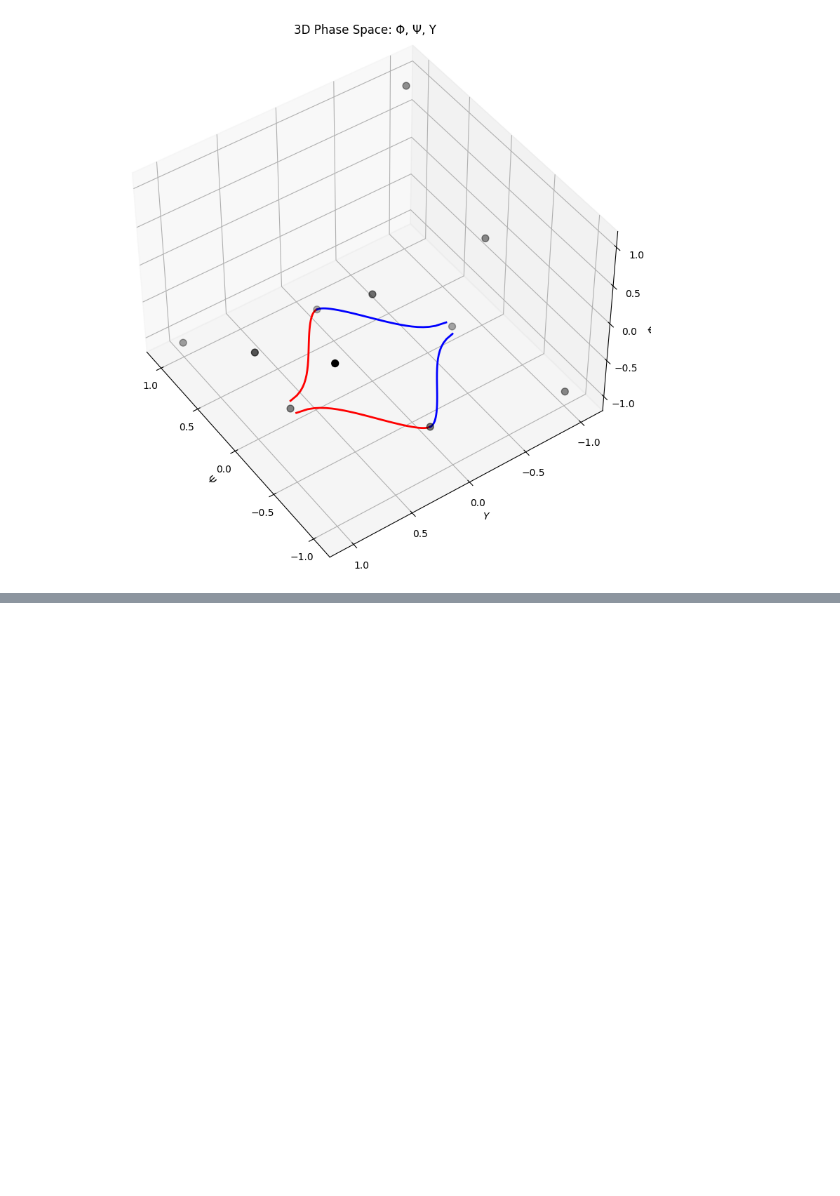
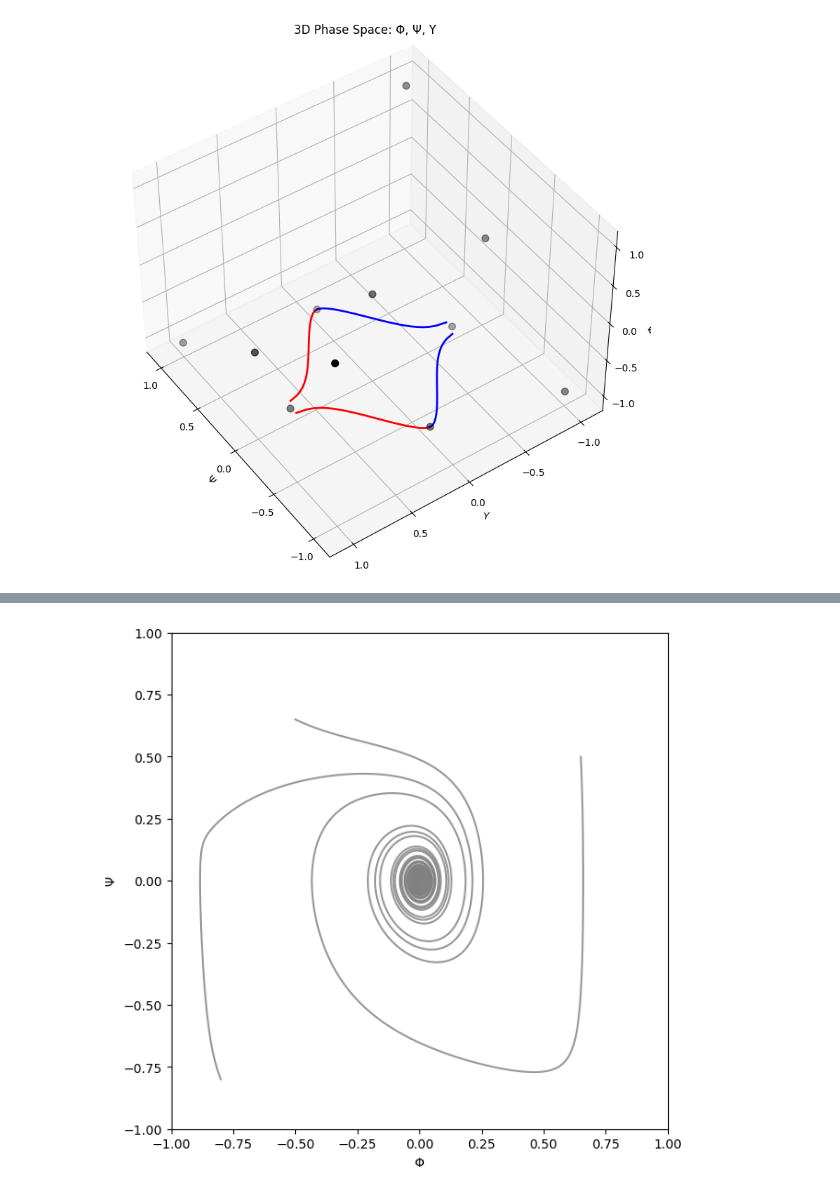
Before and after one commit to up2107120/Dynamical-systems-of-DE, a Jupyter notebook: Emergent_universe.ipynb, the cells around one changed output, grey strips where cells are left out. Saved outputs shown, nothing was run; the diff lists cells and outputs as text; code cells hidden in the pictures; blank space fills up the shorter version.

```diff
--- a/Emergent_universe.ipynb
+++ b/Emergent_universe.ipynb
@@ -328,0 +1717,92 @@ plt.show()
+# %%
+import numpy as np
+import matplotlib.pyplot as plt
+from scipy.integrate import solve_ivp
+
+eps = 1e-6
+
+# ---------------------------------------------------------
+# Compact variable inverses
+# ---------------------------------------------------------
+def phi_from_Phi(Phi):
+    return Phi / np.sqrt(1 - Phi**2 + eps)
+
+def psi_from_Psi(Psi):
+    return Psi / np.sqrt(1 - Psi**2 + eps)
+
+def y_from_PhiPsi(Phi, Psi):
+    phi = phi_from_Phi(Phi)
+    psi = psi_from_Psi(Psi)
+    return np.sqrt((1/3)*(np.exp(phi)-1)**2 + (1/6)*psi**2)
+
+def Y_from_PhiPsi(Phi, Psi):
+    y = y_from_PhiPsi(Phi, Psi)
+    return y / np.sqrt(1 + y**2)
+
+# ---------------------------------------------------------
+# Compactified ODE system
+# ---------------------------------------------------------
+def system(t, state):
+    Phi, Psi = state
+
+    Phi = np.clip(Phi, -1+eps, 1-eps)
+    Psi = np.clip(Psi, -1+eps, 1-eps)
+
+    phi = phi_from_Phi(Phi)
+    psi = psi_from_Psi(Psi)
+    Y   = Y_from_PhiPsi(Phi, Psi)
+
+    dPhi = (1 - Phi**2)**1.5 * psi
+
+    dPsi = (1 - Psi**2)**1.5 * (
+        -3*(Y/np.sqrt(1 - Y**2 + eps))*psi
+        -2*np.exp(phi)*(np.exp(phi) - 1)
+    )
+
+    return [dPhi, dPsi]
+
+# ---------------------------------------------------------
+# Function equivalent to Mathematica's trajFlatExp[Φ0,Ψ0]
+# ---------------------------------------------------------
+def traj(Phi0, Psi0):
+    sol = solve_ivp(system, (-100, 100), [Phi0, Psi0],
+                    max_step=0.05, rtol=1e-9, atol=1e-12)
+    return sol
+
+# ---------------------------------------------------------
+# Solve for the three initial conditions
+# ---------------------------------------------------------
+sol1 = traj(0.65, 0.5)
+sol2 = traj(-0.5, 0.65)
+sol3 = traj(-0.8, -0.8)
+
+# ---------------------------------------------------------
+# Plot trajectories with arrowheads
+# ---------------------------------------------------------
+fig, ax = plt.subplots(figsize=(7,7))
+
+def plot_with_arrow(sol, color='gray'):
+    Phi = sol.y[0]
+    Psi = sol.y[1]
+    ax.plot(Phi, Psi, color=color, alpha=0.8)
+
+    # arrow at end
+    x0, y0 = Phi[-2], Psi[-2]
+    dx = Phi[-1] - Phi[-2]
+    dy = Psi[-1] - Psi[-2]
+    ax.arrow(x0, y0, dx, dy,
+             head_width=0.03, head_length=0.05,
+             length_includes_head=True, color=color)
+
+plot_with_arrow(sol1)
+plot_with_arrow(sol2)
+plot_with_arrow(sol3)
+
+ax.set_xlim(-1,1)
+ax.set_ylim(-1,1)
+ax.set_xlabel(r"$\Phi$")
+ax.set_ylabel(r"$\Psi$")
+ax.set_aspect('equal')
+plt.show()
+# %% [output]
+[figure, added]
```
Also changed, not shown: parts of 21 cells of this notebook.
